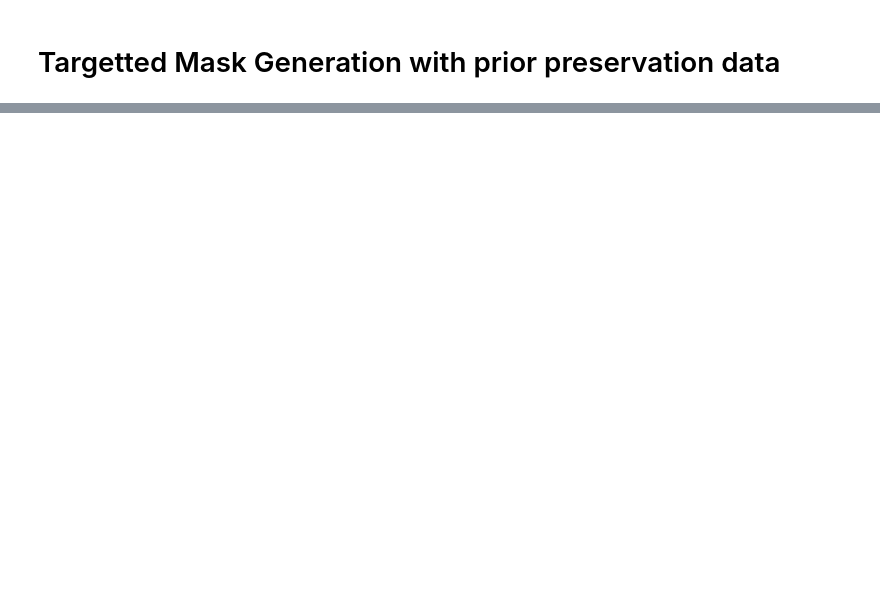
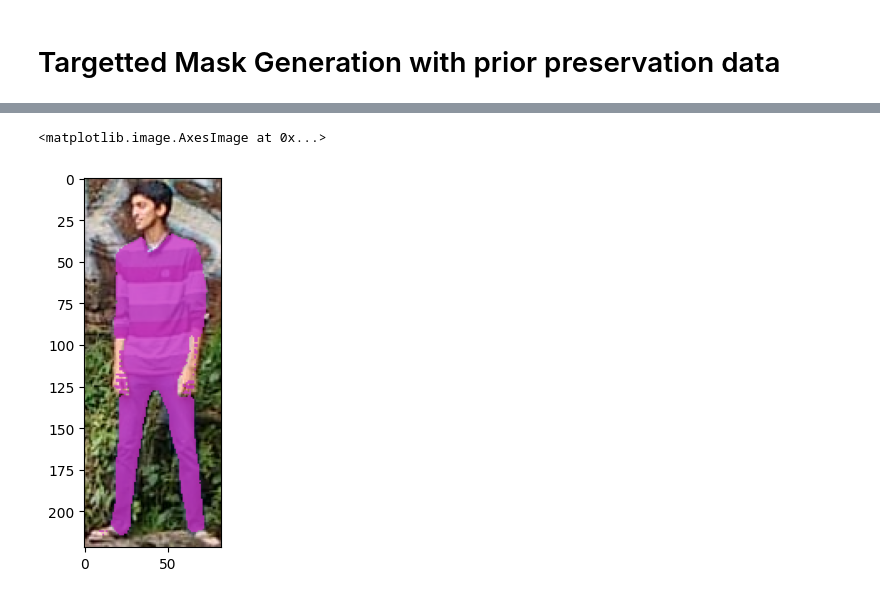
Before and after one commit to Sumukha21/FashionXchange, a Jupyter notebook: notebooks/text_based_image_editing.ipynb, the cells around one changed output, grey strips where cells are left out. Cells and saved outputs as stored; diff of their text form; code cells hidden in the pictures; blank space fills up the shorter version.

```diff
--- a/notebooks/text_based_image_editing.ipynb
+++ b/notebooks/text_based_image_editing.ipynb
@@ -945,0 +1036,18 @@ for line in content:
+# %%
+sam_predictor.set_image(person)
+masks, _, _ = sam_predictor.predict_torch(
+    point_coords=None,
+    point_labels=None,
+    boxes=torch.Tensor(attribute_boxes_tr),
+    multimask_output=False,
+)
+masks = torch.any(masks, dim=0, keepdim=True)
+img_annotated_mask = show_mask(
+    masks[0][0].cpu(),
+    person
+)
+# %%
+plt.imshow(img_annotated_mask)
+# %% [output]
+<matplotlib.image.AxesImage at 0x...>
+[figure, added]
```
Also changed, not shown: parts of 39 cells of this notebook, 1 other file.
